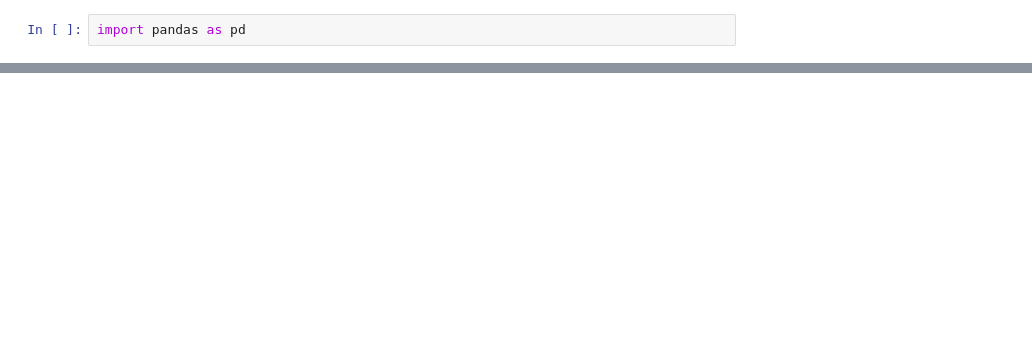
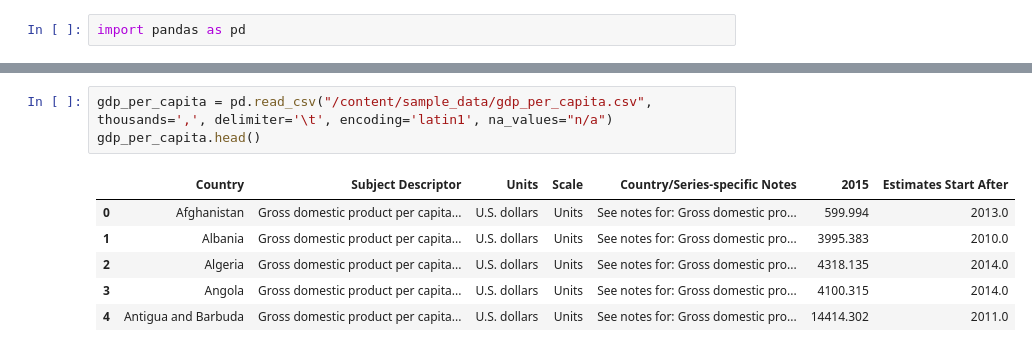
Before and after one commit to diptyendu/hands_on_ml, a Jupyter notebook: notebooks/GDPPerCapita_LR.ipynb, the cells around one changed output, grey strips where cells are left out. Drawn from its saved outputs; the diff is of its cells as text; blank space fills up the shorter version.

```diff
--- a/notebooks/GDPPerCapita_LR.ipynb
+++ b/notebooks/GDPPerCapita_LR.ipynb
@@ -12,3 +12,13 @@ oced_bli.head()
 | 2 | BEL | Belgium | HO_BASE | Dwellings without basic facilities | L | Value | TOT | Total | PC | Percentage | ... |
 | 3 | CAN | Canada | HO_BASE | Dwellings without basic facilities | L | Value | TOT | Total | PC | Percentage | ... |
 | 4 | CZE | Czech Republic | HO_BASE | Dwellings without basic facilities | L | Value | TOT | Total | PC | Percentage | ... |
+# %%
+gdp_per_capita = pd.read_csv("/content/sample_data/gdp_per_capita.csv", thousands=',', delimiter='\t', encoding='latin1', na_values="n/a")
+gdp_per_capita.head()
+# %% [output]
+|  | Country | Subject Descriptor | Units | Scale | Country/Series-specific Notes | 2015 | Estimates Start After |
+| 0 | Afghanistan | Gross domestic product per capita... | U.S. dollars | Units | See notes for: Gross domestic pro... | 599.994 | 2013.0 |
+| 1 | Albania | Gross domestic product per capita... | U.S. dollars | Units | See notes for: Gross domestic pro... | 3995.383 | 2010.0 |
+| 2 | Algeria | Gross domestic product per capita... | U.S. dollars | Units | See notes for: Gross domestic pro... | 4318.135 | 2014.0 |
+| 3 | Angola | Gross domestic product per capita... | U.S. dollars | Units | See notes for: Gross domestic pro... | 4100.315 | 2014.0 |
+| 4 | Antigua and Barbuda | Gross domestic product per capita... | U.S. dollars | Units | See notes for: Gross domestic pro... | 14414.302 | 2011.0 |
```
Also changed, not shown: parts of 7 cells of this notebook.
